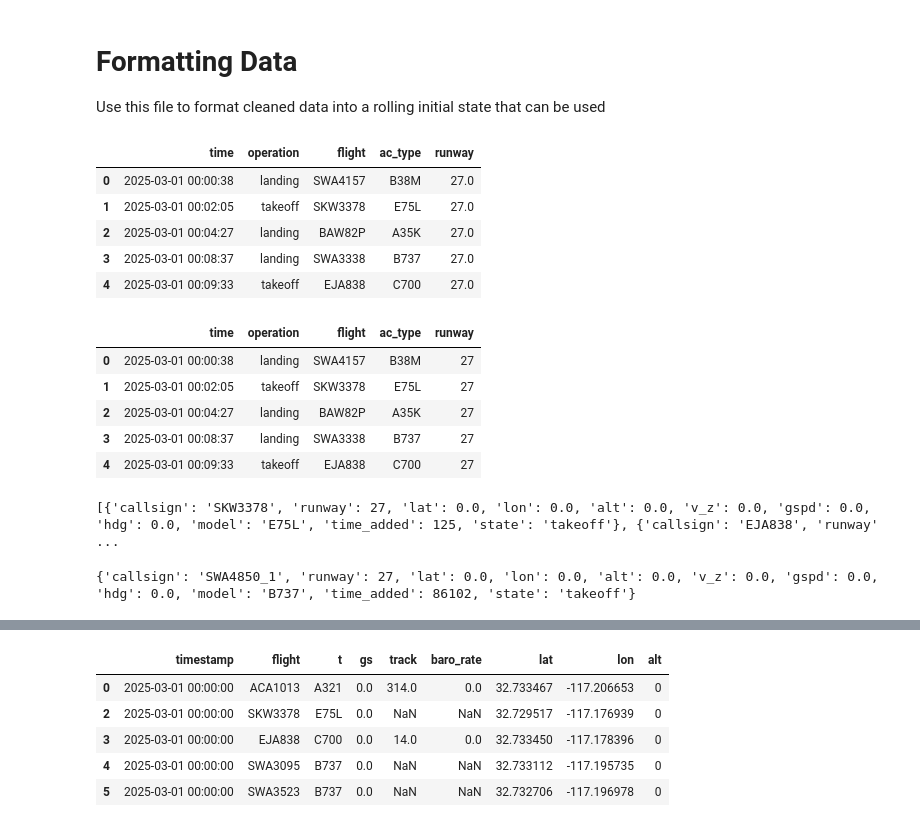
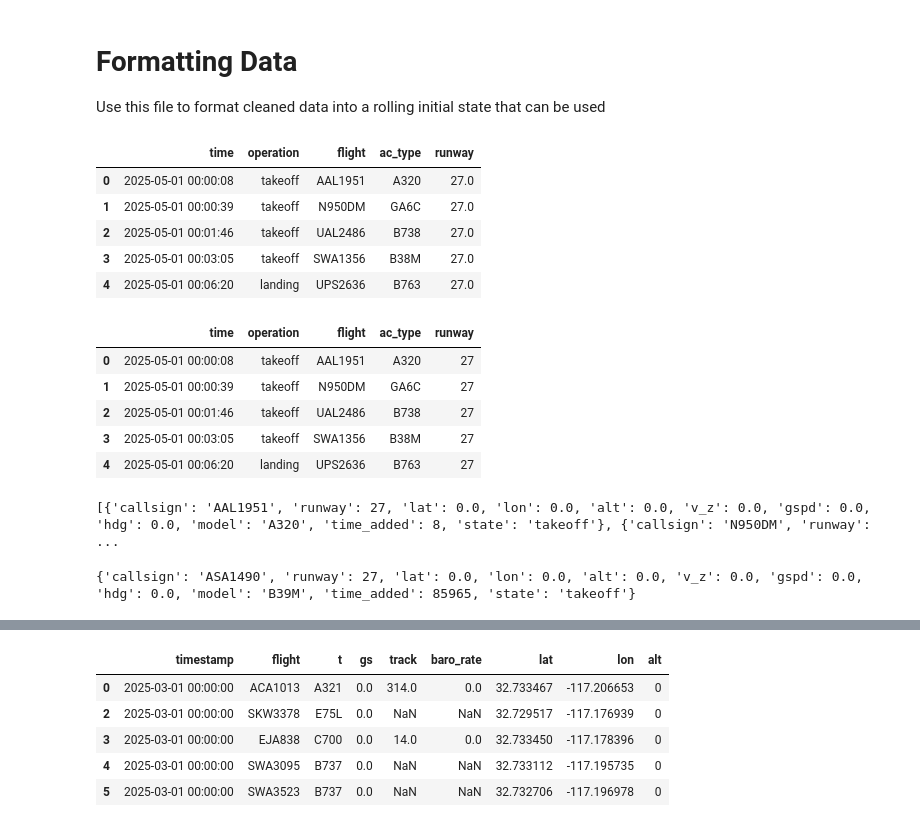
Before and after one commit to ghRevelle/pytc, a Jupyter notebook: Scripts/ProcessingScripts/initial_state_creator.ipynb, the cells around one changed output, grey strips where cells are left out. Drawn from its saved outputs; the diff is of its cells as text; code cells hidden in the pictures.

Commit message:
added may 1 2025 rolling initial states

```diff
--- a/Scripts/ProcessingScripts/initial_state_creator.ipynb
+++ b/Scripts/ProcessingScripts/initial_state_creator.ipynb
@@ -4,17 +4,17 @@ Use this file to format cleaned data into a rolling initial state that can be us
 # %%
 import pandas as pd
 
 # Load data
-operations = pd.read_csv('../../Data/AnalysisData/operations_cleaned_20250301.csv')
+operations = pd.read_csv('../../Data/AnalysisData/operations_cleaned_20250501.csv')
 
 operations.head()
 # %% [output]
 |  | time | operation | flight | ac_type | runway |
-| 0 | 2025-03-01 00:00:38 | landing | SWA4157 | B38M | 27.0 |
-| 1 | 2025-03-01 00:02:05 | takeoff | SKW3378 | E75L | 27.0 |
-| 2 | 2025-03-01 00:04:27 | landing | BAW82P | A35K | 27.0 |
-| 3 | 2025-03-01 00:08:37 | landing | SWA3338 | B737 | 27.0 |
-| 4 | 2025-03-01 00:09:33 | takeoff | EJA838 | C700 | 27.0 |
+| 0 | 2025-05-01 00:00:08 | takeoff | AAL1951 | A320 | 27.0 |
+| 1 | 2025-05-01 00:00:39 | takeoff | N950DM | GA6C | 27.0 |
+| 2 | 2025-05-01 00:01:46 | takeoff | UAL2486 | B738 | 27.0 |
+| 3 | 2025-05-01 00:03:05 | takeoff | SWA1356 | B38M | 27.0 |
+| 4 | 2025-05-01 00:06:20 | landing | UPS2636 | B763 | 27.0 |
 # %%
 # Convert time to datetime format
 operations['time'] = pd.to_datetime(operations['time'], format='%Y-%m-%d %H:%M:%S', errors='coerce')
@@ -35,11 +35,11 @@ for idx, op in operations.iterrows():
 operations.head()
 # %% [output]
 |  | time | operation | flight | ac_type | runway |
-| 0 | 2025-03-01 00:00:38 | landing | SWA4157 | B38M | 27 |
-| 1 | 2025-03-01 00:02:05 | takeoff | SKW3378 | E75L | 27 |
-| 2 | 2025-03-01 00:04:27 | landing | BAW82P | A35K | 27 |
-| 3 | 2025-03-01 00:08:37 | landing | SWA3338 | B737 | 27 |
-| 4 | 2025-03-01 00:09:33 | takeoff | EJA838 | C700 | 27 |
+| 0 | 2025-05-01 00:00:08 | takeoff | AAL1951 | A320 | 27 |
+| 1 | 2025-05-01 00:00:39 | takeoff | N950DM | GA6C | 27 |
+| 2 | 2025-05-01 00:01:46 | takeoff | UAL2486 | B738 | 27 |
+| 3 | 2025-05-01 00:03:05 | takeoff | SWA1356 | B38M | 27 |
+| 4 | 2025-05-01 00:06:20 | landing | UPS2636 | B763 | 27 |
 # %%
 # gather rolling initial state for takeoff operations
 rolling_initial_state = []
@@ -50,6 +50,7 @@ for i in range(len(operations)):
             # handle missing value
             raise ValueError(f"Missing runway value at index {i}")
         elif runway_val == 9:
+            pass # temporarily disabling runway 9 processing
             time_val = operations['time'][i]
             if pd.notnull(time_val):
                 seconds_of_day = time_val.hour * 3600 + time_val.minute * 60 + time_val.second
@@ -93,11 +94,11 @@ for i in range(len(operations)):
 
 print(rolling_initial_state[:5])  # Display the first 5 entries for verification
 # %% [output]
-[{'callsign': 'SKW3378', 'runway': 27, 'lat': 0.0, 'lon': 0.0, 'alt': 0.0, 'v_z': 0.0, 'gspd': 0.0, 'hdg': 0.0, 'model': 'E75L', 'time_added': 125, 'state': 'takeoff'}, {'callsign': 'EJA838', 'runway' ...
+[{'callsign': 'AAL1951', 'runway': 27, 'lat': 0.0, 'lon': 0.0, 'alt': 0.0, 'v_z': 0.0, 'gspd': 0.0, 'hdg': 0.0, 'model': 'A320', 'time_added': 8, 'state': 'takeoff'}, {'callsign': 'N950DM', 'runway':  ...
 # %%
 print(rolling_initial_state[-1])  # Display last state; should be a takeoff
 # %% [output]
-{'callsign': 'SWA4850_1', 'runway': 27, 'lat': 0.0, 'lon': 0.0, 'alt': 0.0, 'v_z': 0.0, 'gspd': 0.0, 'hdg': 0.0, 'model': 'B737', 'time_added': 86102, 'state': 'takeoff'}
+{'callsign': 'ASA1490', 'runway': 27, 'lat': 0.0, 'lon': 0.0, 'alt': 0.0, 'v_z': 0.0, 'gspd': 0.0, 'hdg': 0.0, 'model': 'B39M', 'time_added': 85965, 'state': 'takeoff'}
 # %%
 # Add landing planes to rolling initial state
 
```
Also changed, not shown: parts of 6 cells of this notebook, 7 other files.
